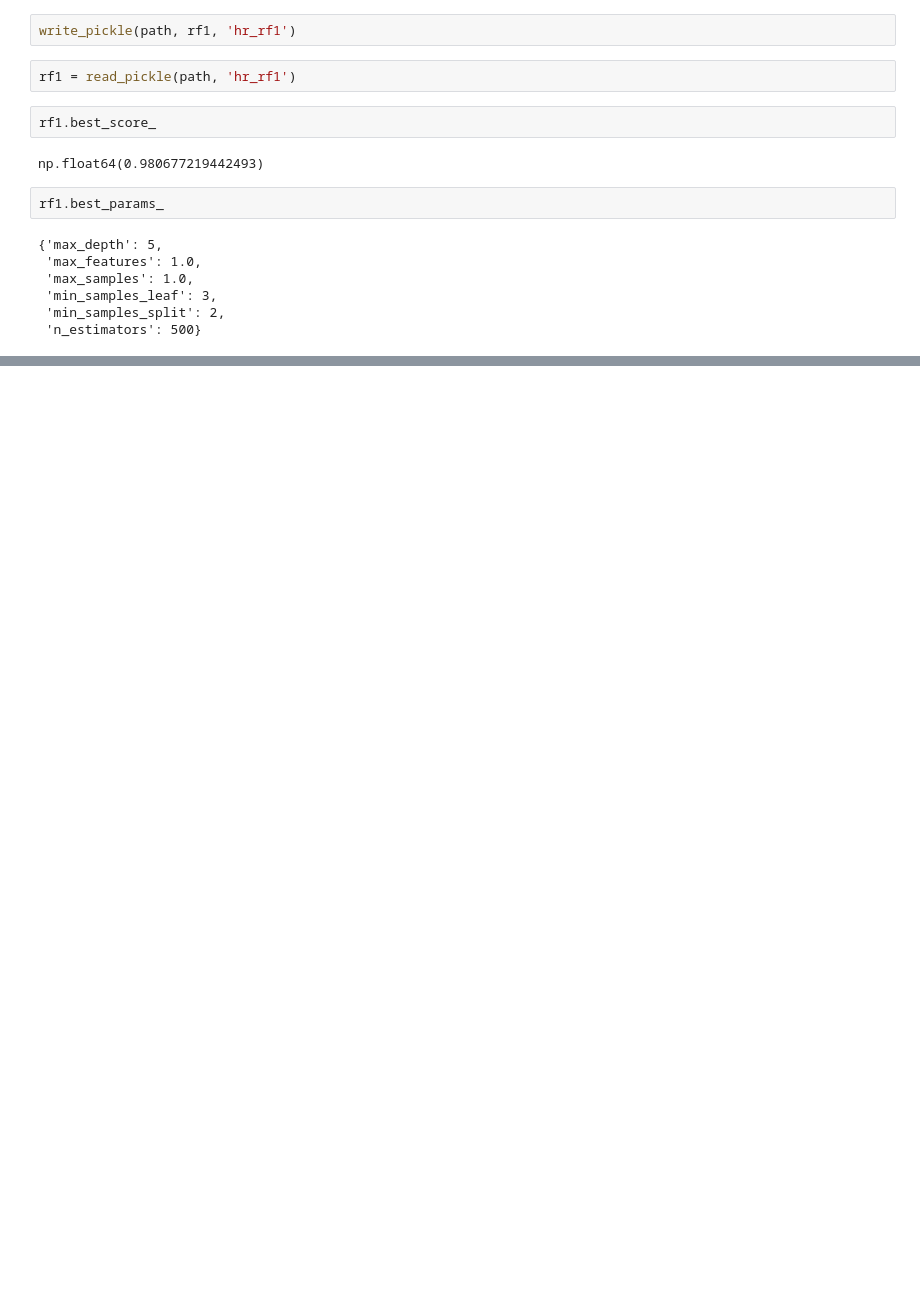
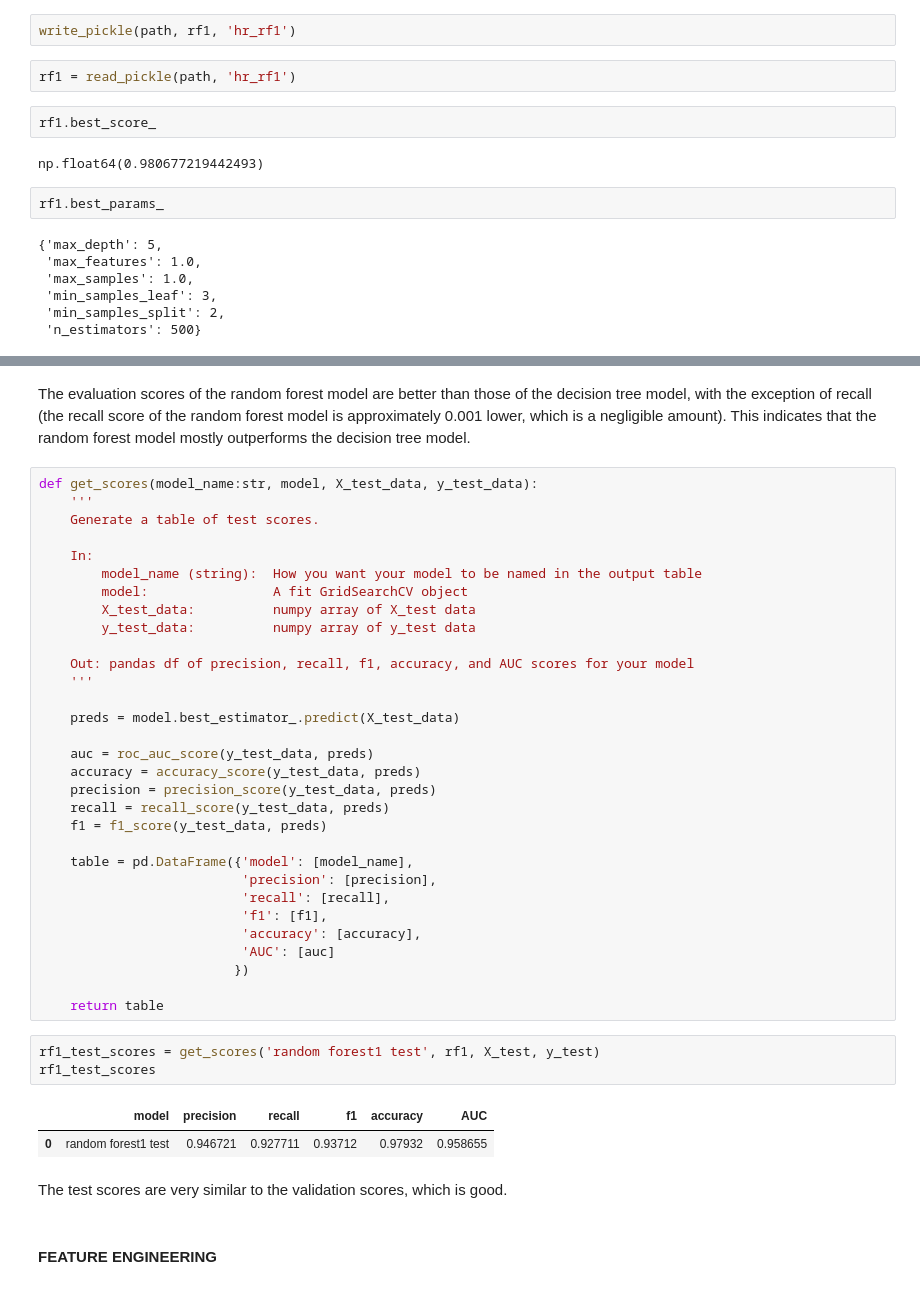
Before and after one commit to J-J0HN/Salifort-Motors-Capstone-Project-Notebook, a Jupyter notebook: CapstoneProjectNotebook.ipynb, the cells around one changed output, grey strips where cells are left out. Cells and saved outputs as stored; diff of their text form; blank space fills up the shorter version.

Commit message:
rf1 test scores

```diff
--- a/CapstoneProjectNotebook.ipynb
+++ b/CapstoneProjectNotebook.ipynb
@@ -632,0 +642,43 @@ rf1.best_params_
+# %% [markdown]
+The evaluation scores of the random forest model are better than those of the decision tree model, with the exception of recall (the recall score of the random forest model is approximately 0.001 lower, which is a negligible amount). This indicates that the random forest model mostly outperforms the decision tree model.
+# %%
+def get_scores(model_name:str, model, X_test_data, y_test_data):
+    '''
+    Generate a table of test scores.
+
+    In:
+        model_name (string):  How you want your model to be named in the output table
+        model:                A fit GridSearchCV object
+        X_test_data:          numpy array of X_test data
+        y_test_data:          numpy array of y_test data
+
+    Out: pandas df of precision, recall, f1, accuracy, and AUC scores for your model
+    '''
+
+    preds = model.best_estimator_.predict(X_test_data)
+
+    auc = roc_auc_score(y_test_data, preds)
+    accuracy = accuracy_score(y_test_data, preds)
+    precision = precision_score(y_test_data, preds)
+    recall = recall_score(y_test_data, preds)
+    f1 = f1_score(y_test_data, preds)
+
+    table = pd.DataFrame({'model': [model_name],
+                          'precision': [precision],
+                          'recall': [recall],
+                          'f1': [f1],
+                          'accuracy': [accuracy],
+                          'AUC': [auc]
+                         })
+
+    return table
+# %%
+rf1_test_scores = get_scores('random forest1 test', rf1, X_test, y_test)
+rf1_test_scores
+# %% [output]
+|  | model | precision | recall | f1 | accuracy | AUC |
+| 0 | random forest1 test | 0.946721 | 0.927711 | 0.93712 | 0.97932 | 0.958655 |
+# %% [markdown]
+The test scores are very similar to the validation scores, which is good.
+# %% [markdown]
+#### FEATURE ENGINEERING
```
Also changed, not shown: parts of 1 cell of this notebook.
